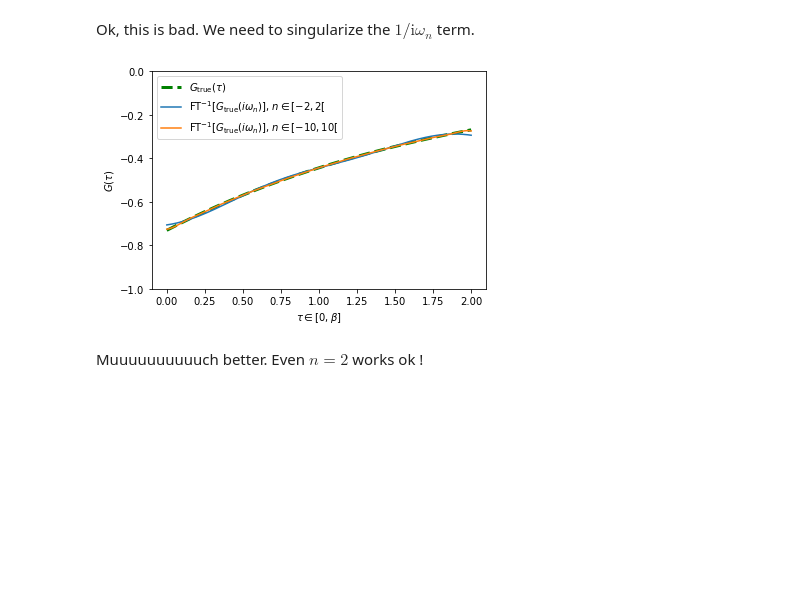
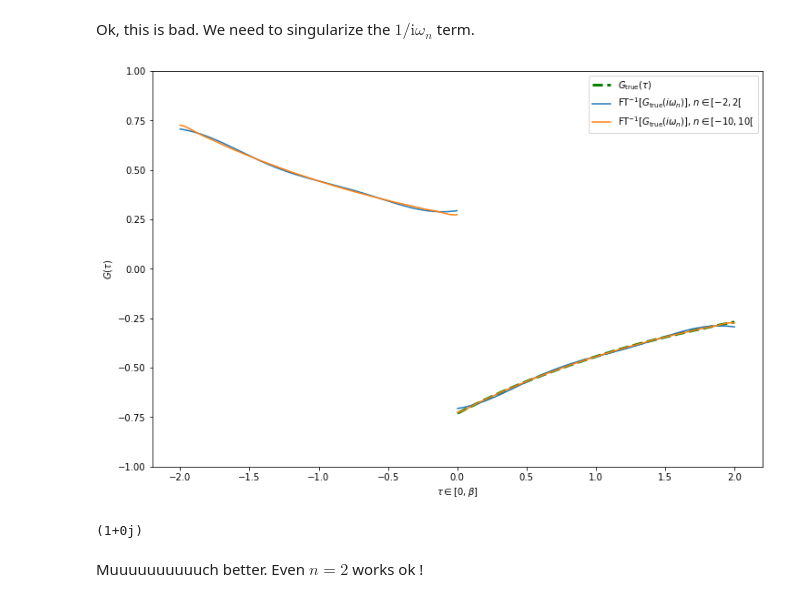
Before and after one commit to romainfd/DMFT-solver, a Jupyter notebook: play-with-green-func.ipynb, the cells around one changed output. Saved outputs shown, nothing was run; the diff lists cells and outputs as text; code cells hidden in the pictures; blank space fills up the shorter version.

```diff
--- a/play-with-green-func.ipynb
+++ b/play-with-green-func.ipynb
@@ -68,15 +68,17 @@ def test_Giωn_1 (β, iωn, ξ):
     return 1 / ( iωn - ξ )
 
 def test_Gτ_1 (β, τ, ξ):
-    return -np.exp(ξ*(β-τ)) / ( np.exp(β*ξ) + 1 )
+    G = -np.exp(ξ*(β-τ)) / ( np.exp(β*ξ) + 1 )
+    return np.where(τ>0, G, np.nan)
 
 β = 2
-τ = np.linspace(0,β,1000)
+τ = np.linspace(-β,β,1000)
 dτ = τ[1] - τ[0]
 ξ = 0.5
 
+plt.figure(figsize=(12,8))
 plt.plot( τ, test_Gτ_1(β,τ,ξ), label=r"$G_\operatorname{true}(\tau)$", color='green', lw=3 )
-plt.ylim((-1,0))
+plt.ylim((-1,1))
 
 for ncut in [20,200]:
     n = np.arange(-ncut,ncut)
@@ -102,33 +104,46 @@ def greenmatsubara_freq_to_time_sing (β:float, iωn:np.array, Giωn_sing:np.arr
     #                   ( n = np.arange(-len(Giωn_sing)//2, len(Giωn_sing)//2) )
     # if halfiωn=True, Giωn should have a size N, corresponding to n's in [0,N[
     if halfiωn:
-        f = lambda τ: 2/β * np.sum( np.real( np.exp(-iωn*τ) * Giωn_sing ) ) -1/2
+        f = lambda τ: 2/β * np.sum( np.real( np.exp(-iωn*τ) * Giωn_sing ) ) + (-1/2 if τ>=0 else +1/2)
     else:
-        f = lambda τ: 1/β * np.sum(          np.exp(-iωn*τ) * Giωn_sing ) -1/2
+        f = lambda τ: 1/β * np.sum(          np.exp(-iωn*τ) * Giωn_sing )   + (-1/2 if τ>=0 else +1/2)
     return np.vectorize(f)
 # %%
 def test_Giωn_1_sing (β, iωn, ξ):
     return 1/( iωn - ξ ) - 1/iωn
 
+plt.figure(figsize=(12,8))
 plt.plot( τ, test_Gτ_1(β,τ,ξ), '--', label=r"$G_\operatorname{true}(\tau)$", color='green', lw=3 )
-plt.ylim((-1,0))
+plt.ylim((-1,1))
+
+def plot_Gτ_without_discont (Gτ_f, τ, ax=None, **kwargs):
+    if ax is None:
+        ax = plt.gca()
+    pos = np.where(τ >= 0)[0][0]
+    Gτ = np.insert(Gτ_f(τ), pos, np.nan)
+    τ = np.insert(τ, pos, np.nan)
+    plt.plot(τ,Gτ,**kwargs)
 
 for ncut in [2, 10]:
     n = np.arange(-ncut,ncut)
     iωn = 1j*ωn(β,n)
     test_Gτ_1_tr = greenmatsubara_freq_to_time_sing(β, iωn, test_Giωn_1_sing(β,iωn,ξ))
     # or with only positive frequencies :
     # n = np.arange(0,ncut)
     # iωn = 1j*ωn(β,n)
     # test_Gτ_1_tr = greenmatsubara_freq_to_time_sing(β, iωn, test_Giωn_1_sing(β,iωn,ξ), halfiωn=True)
-    plt.plot(τ,test_Gτ_1_tr(τ), label=r"$\operatorname{FT}^{-1}[ G_\operatorname{true}(i\omega_n) ]$"+r", $n\in[-{ncut},{ncut}[$".format(ncut=ncut))
+    plot_Gτ_without_discont(test_Gτ_1_tr,τ, label=r"$\operatorname{FT}^{-1}[ G_\operatorname{true}(i\omega_n) ]$"+r", $n\in[-{ncut},{ncut}[$".format(ncut=ncut))
 
 plt.legend()
 plt.xlabel(r"$\tau \in [0,\beta]$")
 plt.ylabel(r"$G(\tau)$");
 #plt.savefig("green-tau-singularized.pdf", bbox_inches='tight')
 # %% [output]
-[figure, old version]
+[figure, new version]
+# %%
+test_Gτ_1_tr(τ=-1e-20)test_Gτ_1_tr(τ=1e-20)
+# %% [output]
+(1+0j)
 # %% [markdown]
 Muuuuuuuuuuch better. Even $n=2$ works ok !
 # %%
```
Also changed, not shown: parts of 24 cells of this notebook, 2 other files.
